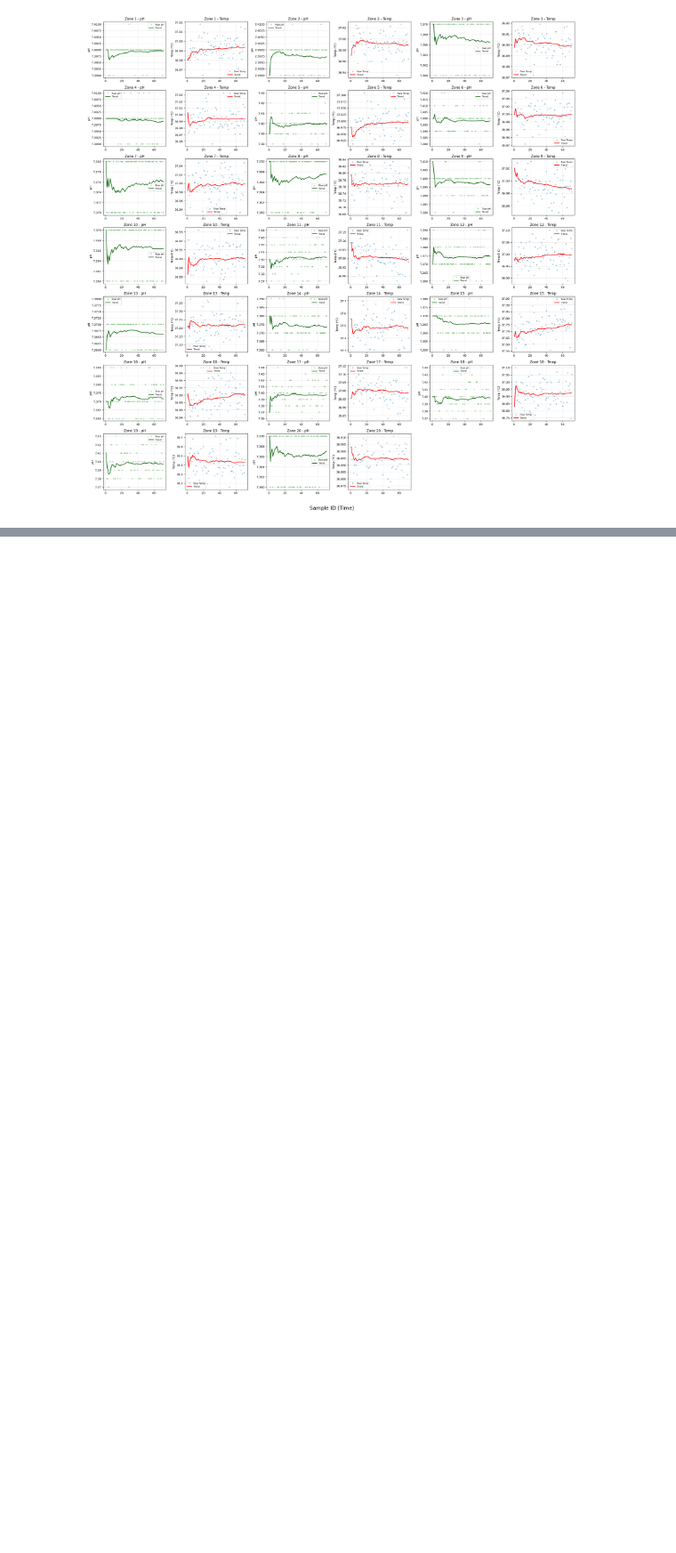
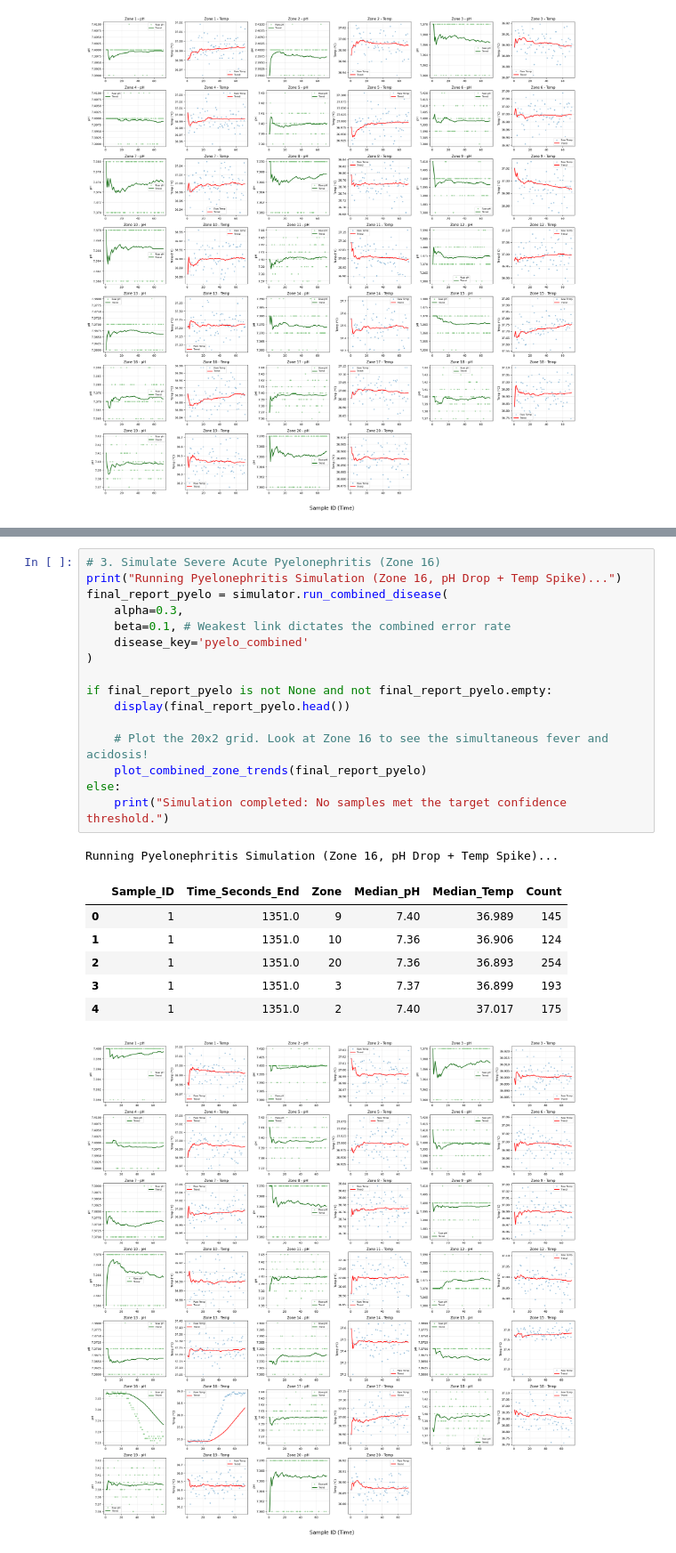
Before and after one commit to Volpi22/Sim_01_Toy_Tests, a Jupyter notebook: Tests.ipynb, the cells around one changed output, grey strips where cells are left out. Shown at 89% size. Drawn from its saved outputs; the diff is of its cells as text; blank space fills up the shorter version.

```diff
--- a/Tests.ipynb
+++ b/Tests.ipynb
@@ -116,0 +170,25 @@ plot_combined_zone_trends(final_report_combined)
+# %%
+# 3. Simulate Severe Acute Pyelonephritis (Zone 16)
+print("Running Pyelonephritis Simulation (Zone 16, pH Drop + Temp Spike)...")
+final_report_pyelo = simulator.run_combined_disease(
+    alpha=0.3,
+    beta=0.1, # Weakest link dictates the combined error rate
+    disease_key='pyelo_combined'
+)
+
+if final_report_pyelo is not None and not final_report_pyelo.empty:
+    display(final_report_pyelo.head())
+
+    # Plot the 20x2 grid. Look at Zone 16 to see the simultaneous fever and acidosis!
+    plot_combined_zone_trends(final_report_pyelo)
+else:
+    print("Simulation completed: No samples met the target confidence threshold.")
+# %% [output]
+Running Pyelonephritis Simulation (Zone 16, pH Drop + Temp Spike)...
+|  | Sample_ID | Time_Seconds_End | Zone | Median_pH | Median_Temp | Count |
+| 0 | 1 | 1351.0 | 9 | 7.40 | 36.989 | 145 |
+| 1 | 1 | 1351.0 | 10 | 7.36 | 36.906 | 124 |
+| 2 | 1 | 1351.0 | 20 | 7.36 | 36.893 | 254 |
+| 3 | 1 | 1351.0 | 3 | 7.37 | 36.899 | 193 |
+| 4 | 1 | 1351.0 | 2 | 7.40 | 37.017 | 175 |
+[figure, added]
```
Also changed, not shown: parts of 4 cells of this notebook, 3 other files.
